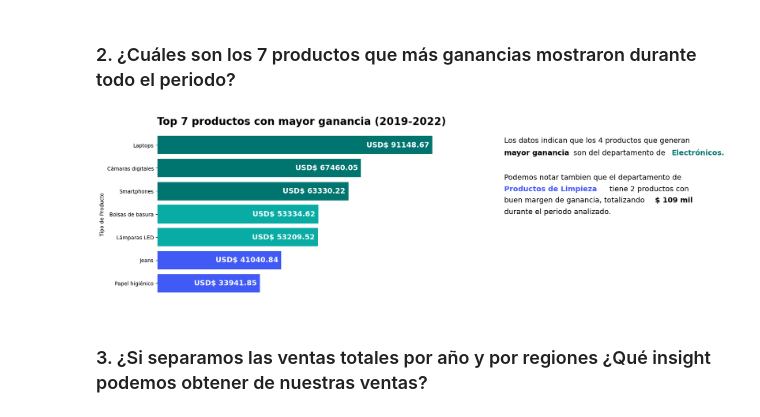
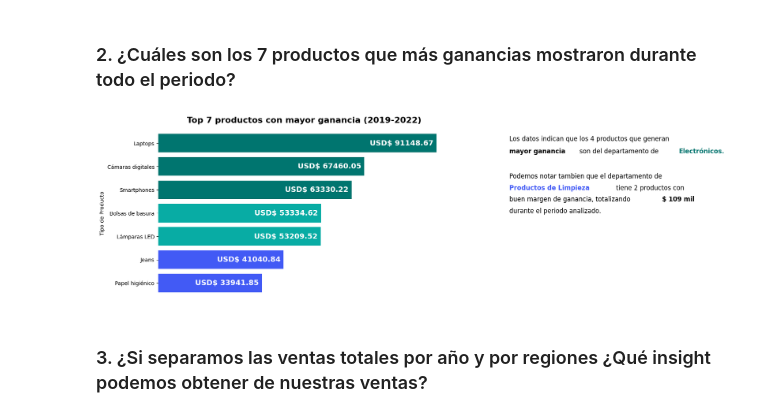
Before and after one commit to pabloing93/supermarket-sales-analysis, a Jupyter notebook: Supermarket_Sales_Analysis.ipynb, the cells around one changed output. Drawn from its saved outputs; the diff is of its cells as text; code cells hidden in the pictures.

```diff
--- a/Supermarket_Sales_Analysis.ipynb
+++ b/Supermarket_Sales_Analysis.ipynb
@@ -195,50 +194,51 @@ El 2022, fue el mejor año en que el supermercado tuvo un mejor su desempeño en
 # %% [markdown]
 ### 2. ¿Cuáles son los 7 productos que más ganancias mostraron durante todo el periodo?
 # %%
+#Code here
 def pregunta_2():
   # Definimos las variables globales
   global df_ventas_limpio
   df_top_ganancias = df_ventas_limpio[['tipo_producto', 'total_ganancia']].copy()
   df_top_ganancias = df_top_ganancias.groupby('tipo_producto').agg({'total_ganancia': 'sum'}).reset_index()
   df_top_ganancias = df_top_ganancias.sort_values('total_ganancia', ascending=False)
   # return df_top_ganancias[df_top_ganancias['total_ganancia'] > 0]
   df_top_ganancias = df_top_ganancias.head(7)
   df_top_ganancias = df_top_ganancias.sort_values('total_ganancia', ascending=True)
   # return df_top_ganancias
   # print(df_top_ganancias.to_string(index=False))
   # Configuración de la figura y el eje
   fig, ax = plt.subplots(figsize=(10, 6))
   ejeX = df_top_ganancias['tipo_producto']
   ejeY = df_top_ganancias['total_ganancia']
   colores = ['#425af5','#425af5', '#08aca4','#08aca4','#00756f','#00756f','#00756f']
   barras = ax.barh(ejeX, ejeY, color=colores, align='center')
   for barra in barras:
     width = barra.get_width()
     ax.text(width-1000, barra.get_y() + barra.get_height() / 2, f'USD$ {width:.2f}', ha='right', va='center', fontsize=14, color='white', weight='bold')
-  ax.set_title('Top 7 productos con mayor ganancia (2019-2022)', fontsize=20, weight ='bold')
+  ax.set_title('Top 7 productos con mayor ganancia (2019-2022)', fontsize=16, weight ='bold')
   ax.set_ylabel('Tipo de Producto')
   ax.set_xlabel('Total de Ganancias')
 
   plt.box(False)
   plt.gca().xaxis.set_visible(False)
 
-  ax.text(11.5e4,6.1,"Los datos indican que los 4 productos que generan", fontsize=14)
-  ax.text(11.5e4,5.56,"mayor ganancia", fontsize=14, weight ='bold')
-  ax.text(13.8e4,5.56,"son del departamento de", fontsize =14)
-  ax.text(17.05e4,5.56,"Electrónicos.", fontsize =14, color='#00756f', weight='bold')
-  ax.text(11.5e4,4.5,"Podemos notar tambien que el departamento de", fontsize =14)
-  ax.text(11.5e4,4,"Productos de Limpieza", fontsize =14, color='#425af5', weight ='bold')
-  ax.text(15e4,4,"tiene 2 productos con", fontsize =14)
-  ax.text(11.5e4,3.5,"buen margen de ganancia, totalizando", fontsize =14)
-  ax.text(16.5e4,3.5,"$ 109 mil", fontsize=14, weight='bold')
-  ax.text(11.5e4,3,"durante el periodo analizado.", fontsize =14)
+  ax.text(11.5e4,6.1,"Los datos indican que los 4 productos que generan", fontsize=12)
+  ax.text(11.5e4,5.56,"mayor ganancia", fontsize=12, weight ='bold')
+  ax.text(13.8e4,5.56,"son del departamento de", fontsize =12)
+  ax.text(17.05e4,5.56,"Electrónicos.", fontsize =12, color='#00756f', weight='bold')
+  ax.text(11.5e4,4.5,"Podemos notar tambien que el departamento de", fontsize =12)
+  ax.text(11.5e4,4,"Productos de Limpieza", fontsize =12, color='#425af5', weight ='bold')
+  ax.text(15e4,4,"tiene 2 productos con", fontsize =12)
+  ax.text(11.5e4,3.5,"buen margen de ganancia, totalizando", fontsize =12)
+  ax.text(16.5e4,3.5,"$ 109 mil", fontsize=12, weight='bold')
+  ax.text(11.5e4,3,"durante el periodo analizado.", fontsize =12)
 
   # Mostrar el gráfico
   plt.show()
 
 pregunta_2()
 # %% [output]
-[figure, old version]
+[figure, new version]
 # %% [markdown]
 ### 3. ¿Si separamos las ventas totales por año y por regiones ¿Qué insight podemos obtener de nuestras ventas?
 # %%
```
Also changed, not shown: parts of 5 cells of this notebook.
